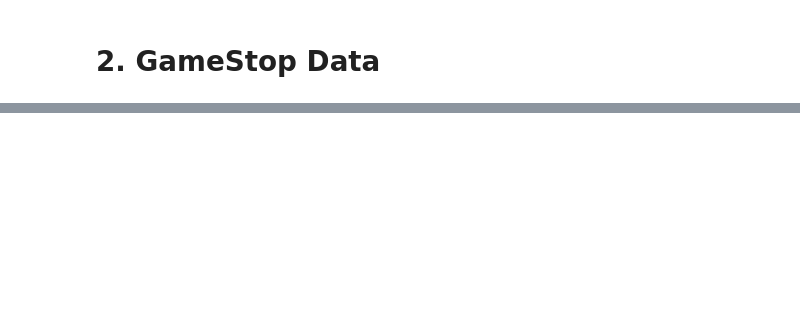
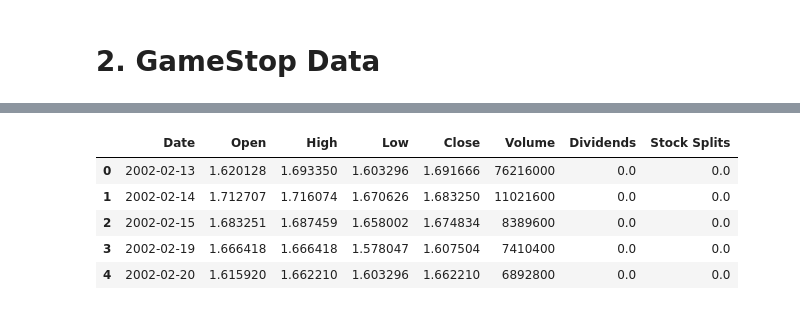
Before and after one commit to GRodJov/datascience, a Jupyter notebook: stock_analysis_web_scrapping.ipynb, the cells around one changed output, grey strips where cells are left out. Cells and saved outputs as stored; diff of their text form; code cells hidden in the pictures; blank space fills up the shorter version.

```diff
--- a/stock_analysis_web_scrapping.ipynb
+++ b/stock_analysis_web_scrapping.ipynb
@@ -196,0 +268,28 @@ fig.show()
+# %%
+gamestop = yf.Ticker(gamestop_ticker)
+gamestop_stock_data = gamestop.history(period='max')
+
+# This also works for single-level columns, so it's a safe operation
+#tesla_stock_data.columns = [col[0] for col in tesla_stock_data.columns]
+
+gamestop_stock_data.reset_index(inplace=True)  # Make 'Date' a column if it's currently the index
+# tesla_stock_data.set_index('Date', inplace=True)
+gamestop_stock_data = gamestop_stock_data
+# tesla_stock_df.index = tesla_stock_df.index.astype(str)
+# tesla_stock_df.index = tesla_stock_df.index.str[:10]
+gamestop_stock_data['Date'] = gamestop_stock_data['Date'].astype(str)
+gamestop_stock_data['Date'] = gamestop_stock_data['Date'].str[:10]
+
+
+# tesla_stock_df = pd.merge(dates_df, tesla_stock_df, on='Date', how='left')
+# tesla_stock_df = tesla_stock_df.ffill()
+# tesla_stock_df = tesla_stock_df.fillna(0)
+
+gamestop_stock_data.head(5)
+# %% [output]
+|  | Date | Open | High | Low | Close | Volume | Dividends | Stock Splits |
+| 0 | 2002-02-13 | 1.620128 | 1.693350 | 1.603296 | 1.691666 | 76216000 | 0.0 | 0.0 |
+| 1 | 2002-02-14 | 1.712707 | 1.716074 | 1.670626 | 1.683250 | 11021600 | 0.0 | 0.0 |
+| 2 | 2002-02-15 | 1.683251 | 1.687459 | 1.658002 | 1.674834 | 8389600 | 0.0 | 0.0 |
+| 3 | 2002-02-19 | 1.666418 | 1.666418 | 1.578047 | 1.607504 | 7410400 | 0.0 | 0.0 |
+| 4 | 2002-02-20 | 1.615920 | 1.662210 | 1.603296 | 1.662210 | 6892800 | 0.0 | 0.0 |
```
Also changed, not shown: parts of 17 cells of this notebook.
